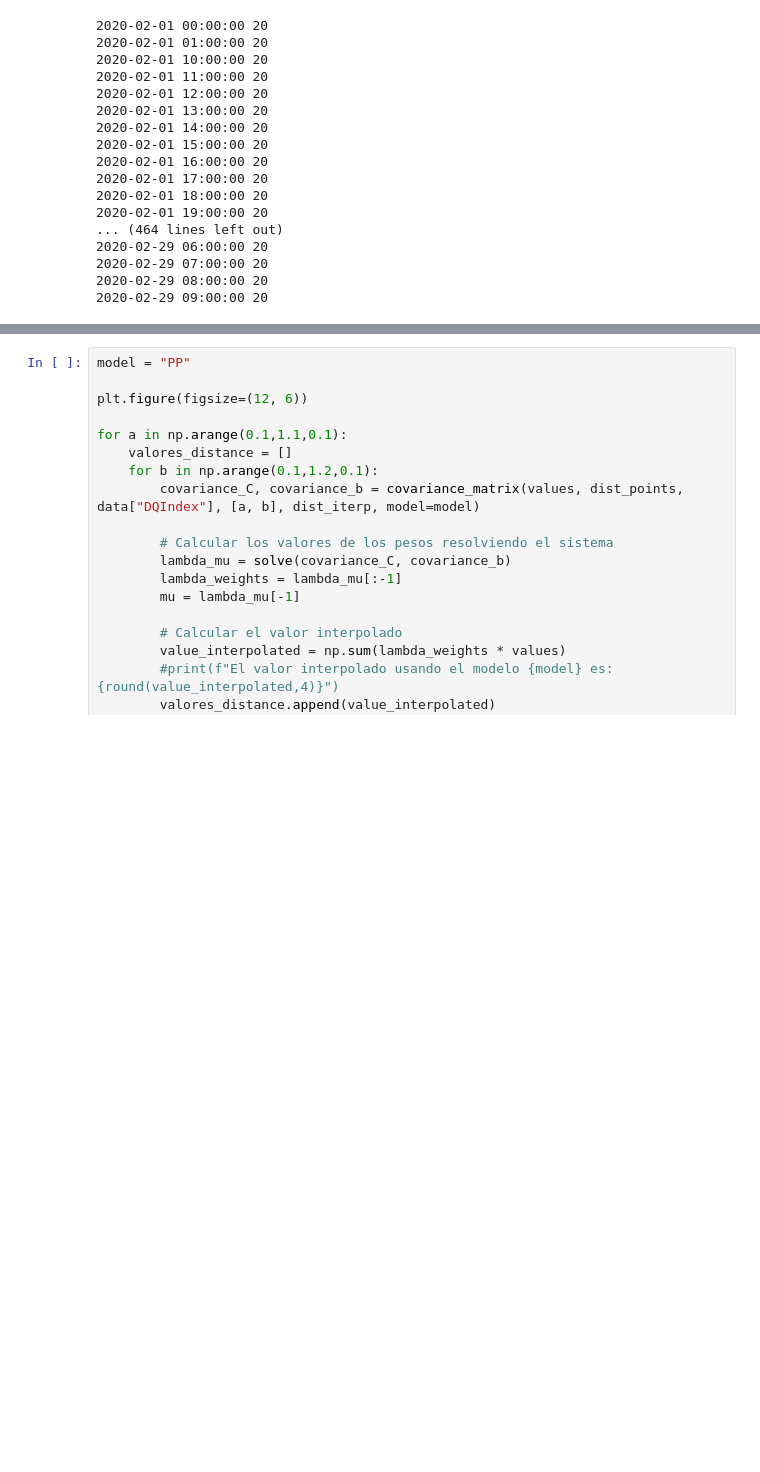
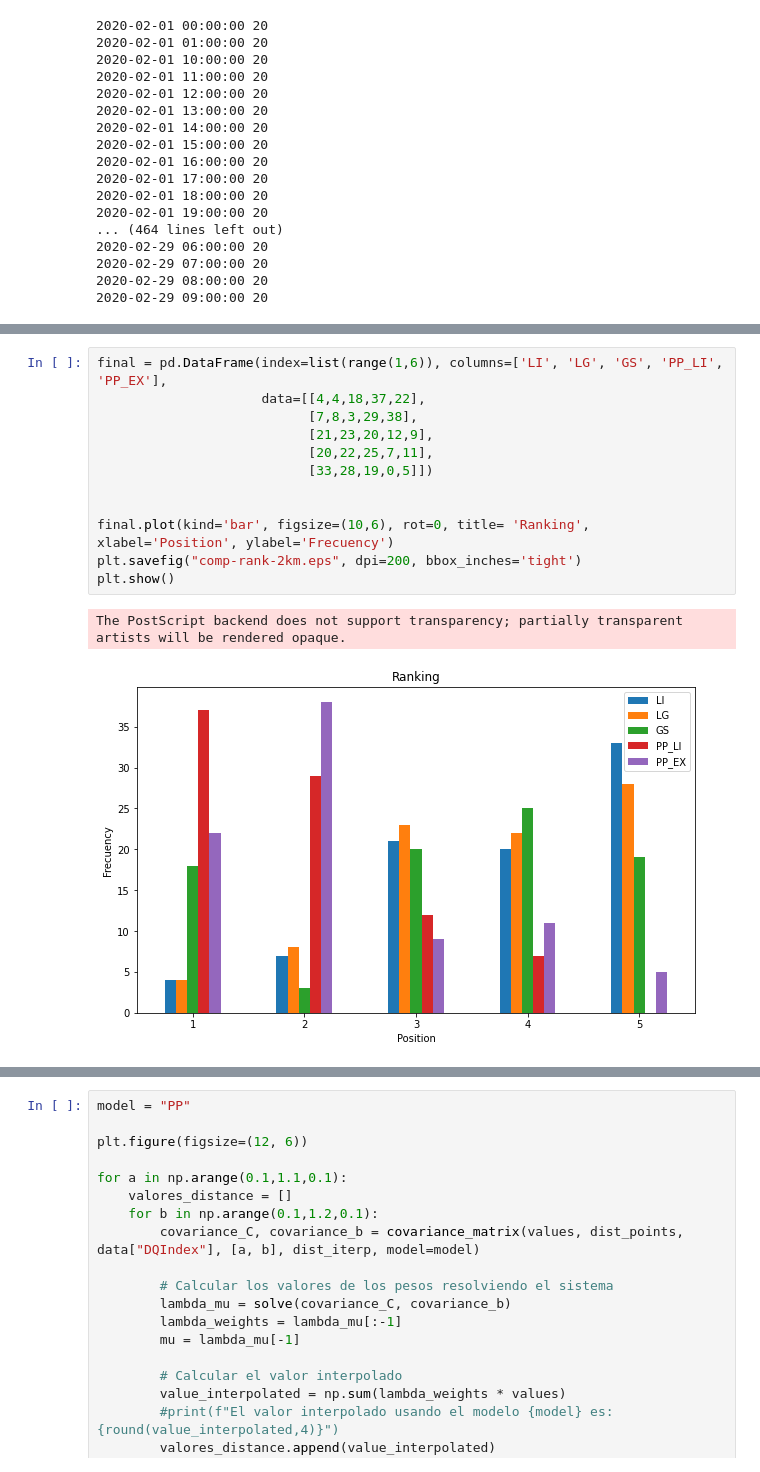
Before and after one commit to ferrcho024/Objetive_1, a Jupyter notebook: Data Interpolation/Kriging.ipynb, the cells around one changed output, grey strips where cells are left out. Saved outputs shown, nothing was run; the diff lists cells and outputs as text; blank space fills up the shorter version.

```diff
--- a/Data Interpolation/Kriging.ipynb
+++ b/Data Interpolation/Kriging.ipynb
@@ -1234,3 +1319,18 @@ dtype: int64
+# %%
+final = pd.DataFrame(index=list(range(1,6)), columns=['LI', 'LG', 'GS', 'PP_LI', 'PP_EX'],
+                     data=[[4,4,18,37,22],
+						   [7,8,3,29,38],
+						   [21,23,20,12,9],
+						   [20,22,25,7,11],
+						   [33,28,19,0,5]])
+
+
+final.plot(kind='bar', figsize=(10,6), rot=0, title= 'Ranking', xlabel='Position', ylabel='Frecuency')
+plt.savefig("comp-rank-2km.eps", dpi=200, bbox_inches='tight')
+plt.show()
+# %% [output]
+The PostScript backend does not support transparency; partially transparent artists will be rendered opaque.
+[figure, added]
 # %%
 import importlib
 importlib.reload(f_DQM)
```
Also changed, not shown: parts of 13 cells of this notebook, 9 other files.
